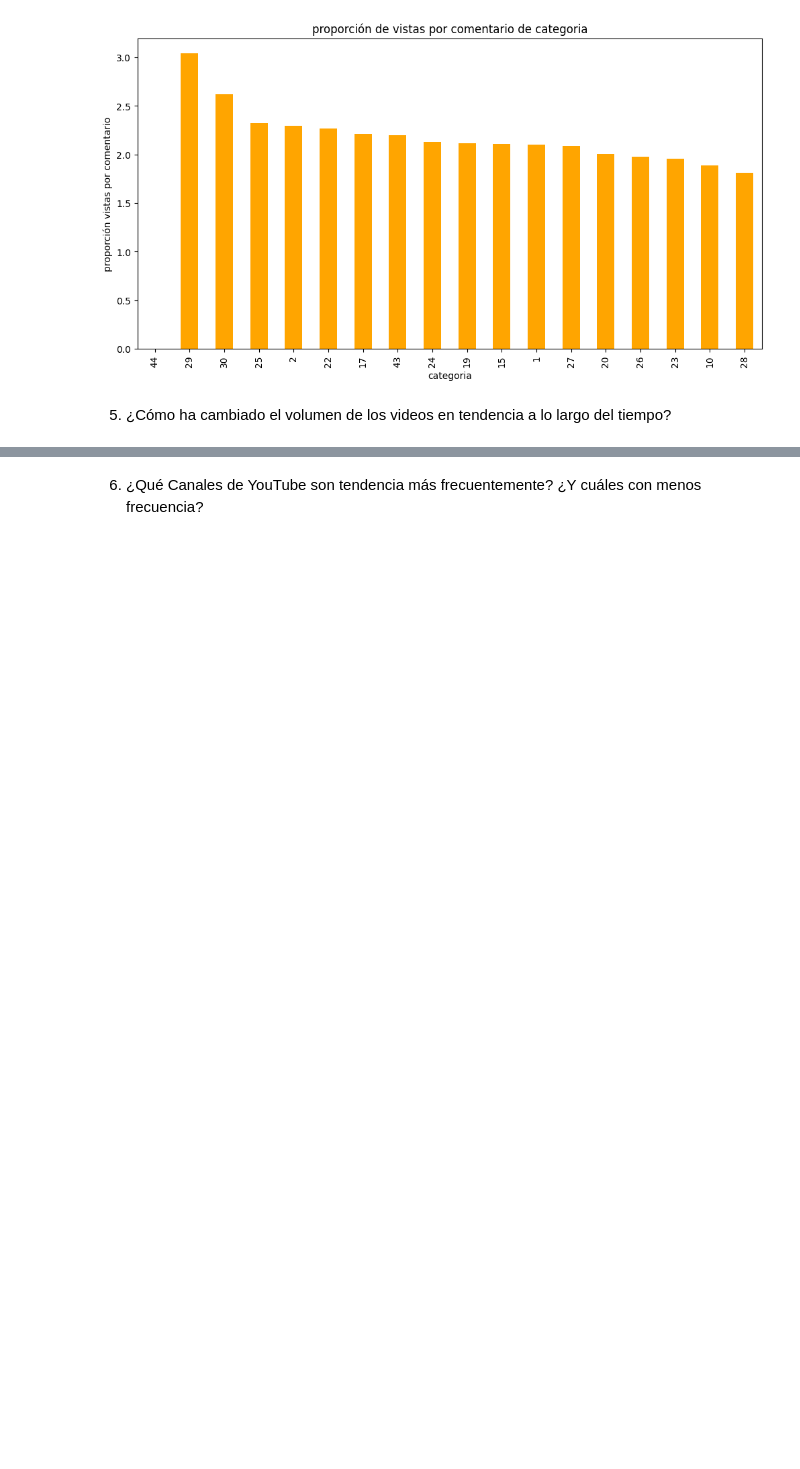
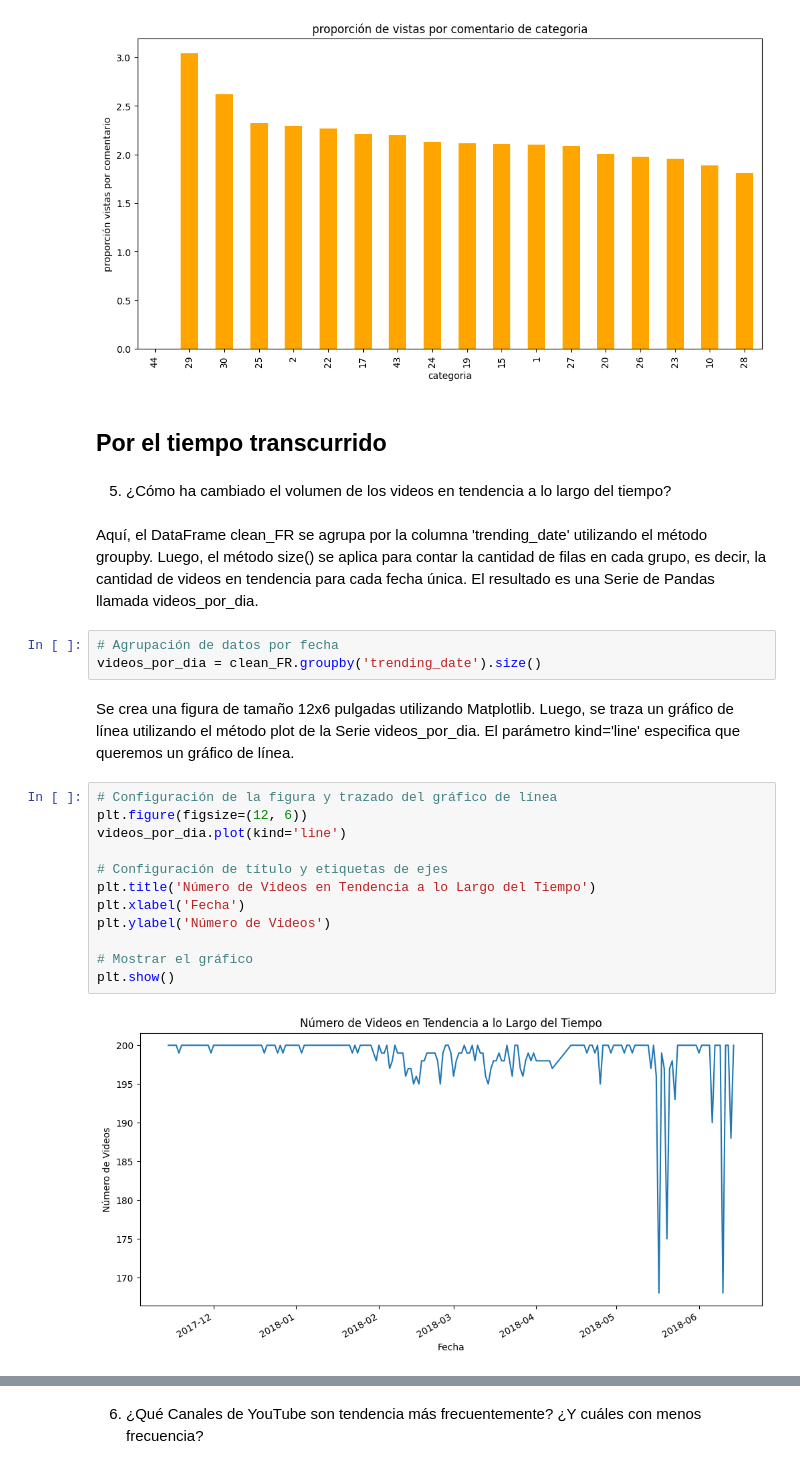
Before and after one commit to QuispeAyalaDiego/Trending-Youtube-FR-G02, a Jupyter notebook: data/Data-Analysis.ipynb, the cells around one changed output, grey strips where cells are left out. Saved outputs shown, nothing was run; the diff lists cells and outputs as text; blank space fills up the shorter version.

```diff
--- a/data/Data-Analysis.ipynb
+++ b/data/Data-Analysis.ipynb
@@ -417,5 +419,28 @@ plt.ylabel('proporción vistas por comentario')
 plt.show()
 # %% [output]
 [figure]
+# %% [markdown]
+## Por el tiempo transcurrido
 # %% [markdown]
 5. ¿Cómo ha cambiado el volumen de los videos en tendencia a lo largo del tiempo?
+# %% [markdown]
+Aquí, el DataFrame clean_FR se agrupa por la columna 'trending_date' utilizando el método groupby. Luego, el método size() se aplica para contar la cantidad de filas en cada grupo, es decir, la cantidad de videos en tendencia para cada fecha única. El resultado es una Serie de Pandas llamada videos_por_dia.
+# %%
+# Agrupación de datos por fecha
+videos_por_dia = clean_FR.groupby('trending_date').size()
+# %% [markdown]
+Se crea una figura de tamaño 12x6 pulgadas utilizando Matplotlib. Luego, se traza un gráfico de línea utilizando el método plot de la Serie videos_por_dia. El parámetro kind='line' especifica que queremos un gráfico de línea.
+# %%
+# Configuración de la figura y trazado del gráfico de línea
+plt.figure(figsize=(12, 6))
+videos_por_dia.plot(kind='line')
+
+# Configuración de título y etiquetas de ejes
+plt.title('Número de Videos en Tendencia a lo Largo del Tiempo')
+plt.xlabel('Fecha')
+plt.ylabel('Número de Videos')
+
+# Mostrar el gráfico
+plt.show()
+# %% [output]
+[figure, added]
```
Also changed, not shown: parts of 26 cells of this notebook, 1 other file.
